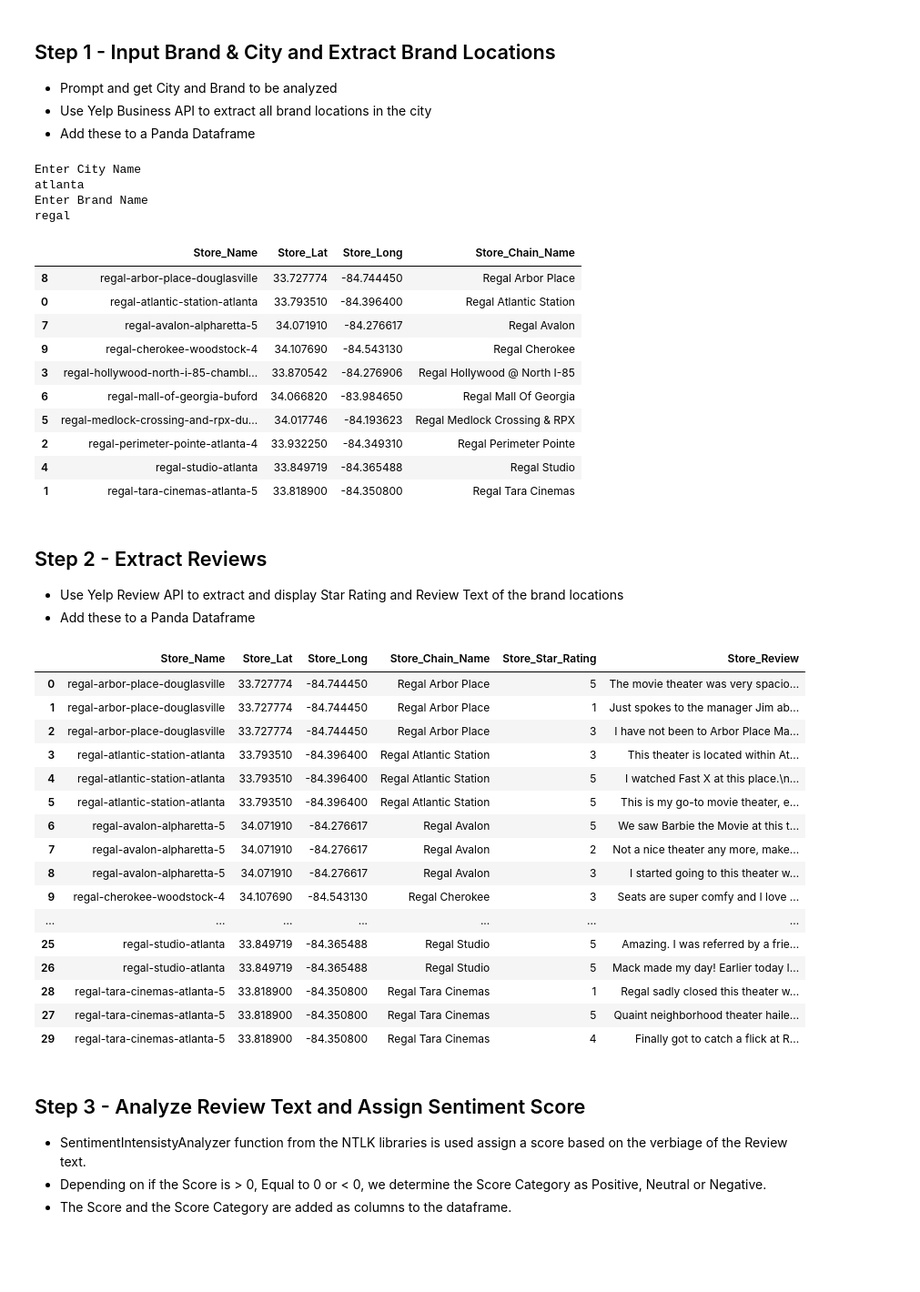
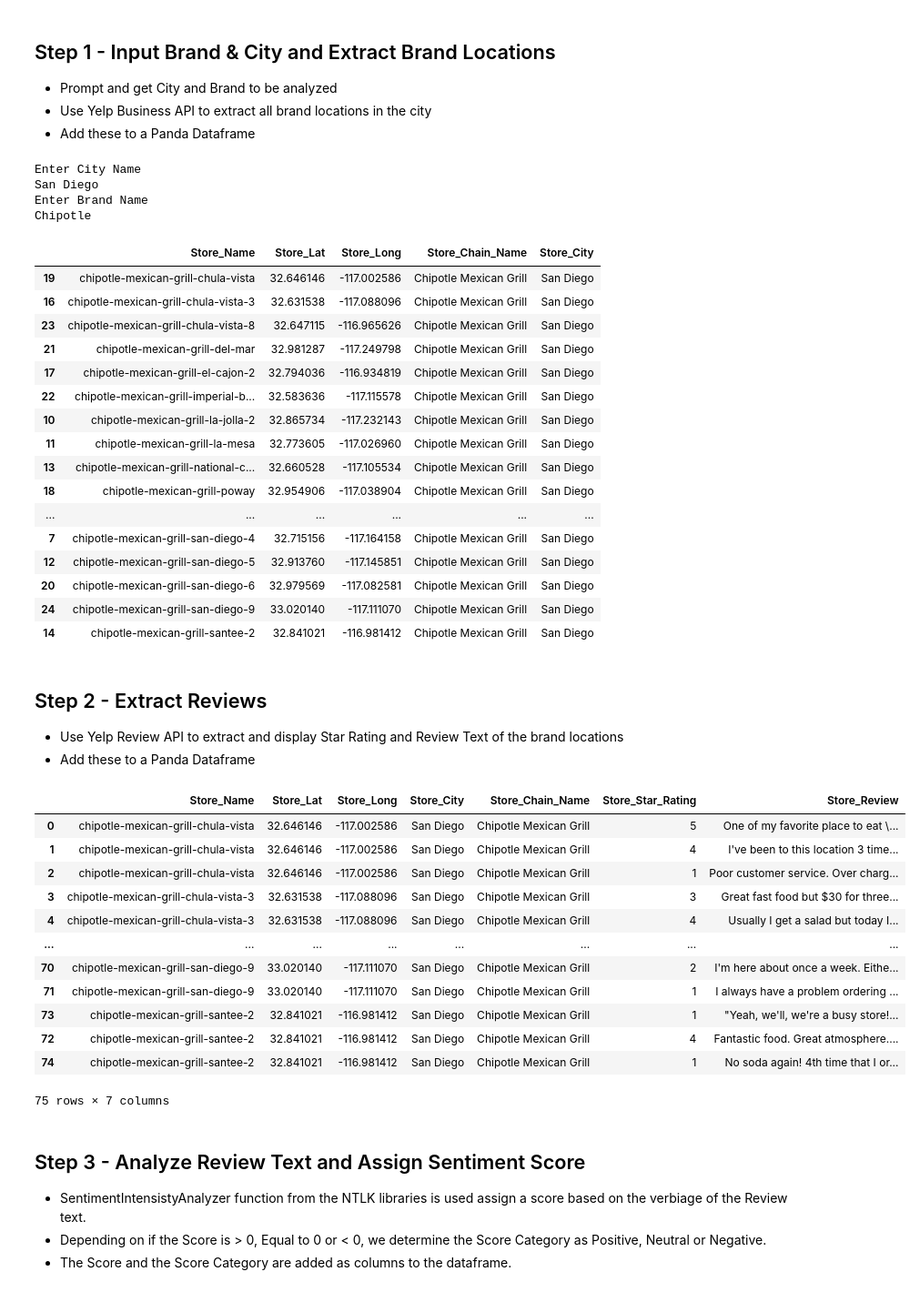
Before and after one commit to sgodkhindi/Sentiment-Analysis-Yelp, a Jupyter notebook: Sentiment_Analysis_Yelp_Reviews.ipynb, the cells around one changed output. Shown at 91% size. Cells and saved outputs as stored; diff of their text form; code cells hidden in the pictures; blank space fills up the shorter version.

```diff
--- a/Sentiment_Analysis_Yelp_Reviews.ipynb
+++ b/Sentiment_Analysis_Yelp_Reviews.ipynb
@@ -89,7 +108,8 @@ try:
                     Store_Chain_Name = response_json['businesses'][i]['name']
                     Store_Lat = response_json['businesses'][i]['coordinates']['latitude']
                     Store_Long = response_json['businesses'][i]['coordinates']['longitude']
-                    current_record = [Store_Name, Store_Lat, Store_Long, Store_Chain_Name]
+                    Store_City = city.title()
+                    current_record = [Store_Name, Store_Lat, Store_Long, Store_Chain_Name, Store_City]
                     stores.append(current_record)
 
                 i = i + 1
@@ -97,26 +117,32 @@ try:
 except IndexError:
         errors.append('Index Out of Range')
 
-storedf = pd.DataFrame(stores, columns=['Store_Name','Store_Lat', 'Store_Long','Store_Chain_Name'])
+storedf = pd.DataFrame(stores, columns=['Store_Name','Store_Lat', 'Store_Long','Store_Chain_Name', 'Store_City'])
 
 storedf = storedf.sort_values(by="Store_Name")
 storedf
 # %% [output]
 Enter City Name
-atlanta
+San Diego
 Enter Brand Name
-regal
+Chipotle
-|  | Store_Name | Store_Lat | Store_Long | Store_Chain_Name |
-| 8 | regal-arbor-place-douglasville | 33.727774 | -84.744450 | Regal Arbor Place |
-| 0 | regal-atlantic-station-atlanta | 33.793510 | -84.396400 | Regal Atlantic Station |
-| 7 | regal-avalon-alpharetta-5 | 34.071910 | -84.276617 | Regal Avalon |
-| 9 | regal-cherokee-woodstock-4 | 34.107690 | -84.543130 | Regal Cherokee |
-| 3 | regal-hollywood-north-i-85-chambl... | 33.870542 | -84.276906 | Regal Hollywood @ North I-85 |
-| 6 | regal-mall-of-georgia-buford | 34.066820 | -83.984650 | Regal Mall Of Georgia |
-| 5 | regal-medlock-crossing-and-rpx-du... | 34.017746 | -84.193623 | Regal Medlock Crossing & RPX |
-| 2 | regal-perimeter-pointe-atlanta-4 | 33.932250 | -84.349310 | Regal Perimeter Pointe |
-| 4 | regal-studio-atlanta | 33.849719 | -84.365488 | Regal Studio |
-| 1 | regal-tara-cinemas-atlanta-5 | 33.818900 | -84.350800 | Regal Tara Cinemas |
+|  | Store_Name | Store_Lat | Store_Long | Store_Chain_Name | Store_City |
+| 19 | chipotle-mexican-grill-chula-vista | 32.646146 | -117.002586 | Chipotle Mexican Grill | San Diego |
+| 16 | chipotle-mexican-grill-chula-vista-3 | 32.631538 | -117.088096 | Chipotle Mexican Grill | San Diego |
+| 23 | chipotle-mexican-grill-chula-vista-8 | 32.647115 | -116.965626 | Chipotle Mexican Grill | San Diego |
+| 21 | chipotle-mexican-grill-del-mar | 32.981287 | -117.249798 | Chipotle Mexican Grill | San Diego |
+| 17 | chipotle-mexican-grill-el-cajon-2 | 32.794036 | -116.934819 | Chipotle Mexican Grill | San Diego |
+| 22 | chipotle-mexican-grill-imperial-b... | 32.583636 | -117.115578 | Chipotle Mexican Grill | San Diego |
+| 10 | chipotle-mexican-grill-la-jolla-2 | 32.865734 | -117.232143 | Chipotle Mexican Grill | San Diego |
+| 11 | chipotle-mexican-grill-la-mesa | 32.773605 | -117.026960 | Chipotle Mexican Grill | San Diego |
+| 13 | chipotle-mexican-grill-national-c... | 32.660528 | -117.105534 | Chipotle Mexican Grill | San Diego |
+| 18 | chipotle-mexican-grill-poway | 32.954906 | -117.038904 | Chipotle Mexican Grill | San Diego |
+| ... | ... | ... | ... | ... | ... |
+| 7 | chipotle-mexican-grill-san-diego-4 | 32.715156 | -117.164158 | Chipotle Mexican Grill | San Diego |
+| 12 | chipotle-mexican-grill-san-diego-5 | 32.913760 | -117.145851 | Chipotle Mexican Grill | San Diego |
+| 20 | chipotle-mexican-grill-san-diego-6 | 32.979569 | -117.082581 | Chipotle Mexican Grill | San Diego |
+| 24 | chipotle-mexican-grill-san-diego-9 | 33.020140 | -117.111070 | Chipotle Mexican Grill | San Diego |
+| 14 | chipotle-mexican-grill-santee-2 | 32.841021 | -116.981412 | Chipotle Mexican Grill | San Diego |
 # %% [markdown]
 ## Step 2 - Extract Reviews
 - Use Yelp Review API to extract and display Star Rating and Review Text of the brand locations
@@ -130,6 +156,7 @@ for row in storedf.itertuples():
     store_lat = row.Store_Lat
     store_long = row.Store_Long
     store_chain_name = row.Store_Chain_Name
+    store_city = row.Store_City
 
     url = "https://api.yelp.com/v3/businesses/"
 
@@ -140,54 +167,51 @@ for row in storedf.itertuples():
         "Authorization": auth_str
     }
 
 
     response = requests.get(query_url, headers=headers)
 
     response_json = response.json()
 
-#     pprint(response_json["reviews"])
+
     try:
                 i = 0
                 for r in response_json['reviews']:
                     if len(response_json['reviews'][i]['text']) > 0:
                         Store_Name = store_name
                         Store_Lat = store_lat
                         Store_Long = store_long
                         Store_Chain_Name = store_chain_name
+                        Store_City = store_city
                         Store_Review = response_json['reviews'][i]['text']
                         Store_Star_Rating = response_json['reviews'][i]['rating']
-                        current_record = [Store_Name, Store_Lat, Store_Long, Store_Chain_Name,\
-                                              Store_Star_Rating, Store_Review]
+                        current_record = [Store_Name, Store_Lat, Store_Long, Store_City,\
+                                               Store_Chain_Name, Store_Star_Rating, Store_Review]
                         store_reviews.append(current_record)
 
                     i = i + 1
 
     except IndexError:
             errors.append('Index Out of Range')
 
-reviewdf = pd.DataFrame(store_reviews, columns=['Store_Name','Store_Lat', 'Store_Long',\
+reviewdf = pd.DataFrame(store_reviews, columns=['Store_Name','Store_Lat', 'Store_Long','Store_City',\
                                                     'Store_Chain_Name','Store_Star_Rating','Store_Review'])
 
 reviewdf = reviewdf.sort_values(by="Store_Name")
 reviewdf
 # %% [output]
-|  | Store_Name | Store_Lat | Store_Long | Store_Chain_Name | Store_Star_Rating | Store_Review |
-| 0 | regal-arbor-place-douglasville | 33.727774 | -84.744450 | Regal Arbor Place | 5 | The movie theater was very spacio... |
-| 1 | regal-arbor-place-douglasville | 33.727774 | -84.744450 | Regal Arbor Place | 1 | Just spokes to the manager Jim ab... |
-| 2 | regal-arbor-place-douglasville | 33.727774 | -84.744450 | Regal Arbor Place | 3 | I have not been to Arbor Place Ma... |
-| 3 | regal-atlantic-station-atlanta | 33.793510 | -84.396400 | Regal Atlantic Station | 3 | This theater is located within At... |
-| 4 | regal-atlantic-station-atlanta | 33.793510 | -84.396400 | Regal Atlantic Station | 5 | I watched Fast X at this place.\n... |
-| 5 | regal-atlantic-station-atlanta | 33.793510 | -84.396400 | Regal Atlantic Station | 5 | This is my go-to movie theater, e... |
-| 6 | regal-avalon-alpharetta-5 | 34.071910 | -84.276617 | Regal Avalon | 5 | We saw Barbie the Movie at this t... |
-| 7 | regal-avalon-alpharetta-5 | 34.071910 | -84.276617 | Regal Avalon | 2 | Not a nice theater any more, make... |
-| 8 | regal-avalon-alpharetta-5 | 34.071910 | -84.276617 | Regal Avalon | 3 | I started going to this theater w... |
-| 9 | regal-cherokee-woodstock-4 | 34.107690 | -84.543130 | Regal Cherokee | 3 | Seats are super comfy and I love ... |
-| ... | ... | ... | ... | ... | ... | ... |
-| 25 | regal-studio-atlanta | 33.849719 | -84.365488 | Regal Studio | 5 | Amazing. I was referred by a frie... |
-| 26 | regal-studio-atlanta | 33.849719 | -84.365488 | Regal Studio | 5 | Mack made my day! Earlier today I... |
-| 28 | regal-tara-cinemas-atlanta-5 | 33.818900 | -84.350800 | Regal Tara Cinemas | 1 | Regal sadly closed this theater w... |
-| 27 | regal-tara-cinemas-atlanta-5 | 33.818900 | -84.350800 | Regal Tara Cinemas | 5 | Quaint neighborhood theater haile... |
-| 29 | regal-tara-cinemas-atlanta-5 | 33.818900 | -84.350800 | Regal Tara Cinemas | 4 | Finally got to catch a flick at R... |
+|  | Store_Name | Store_Lat | Store_Long | Store_City | Store_Chain_Name | Store_Star_Rating | Store_Review |
+| 0 | chipotle-mexican-grill-chula-vista | 32.646146 | -117.002586 | San Diego | Chipotle Mexican Grill | 5 | One of my favorite place to eat \... |
+| 1 | chipotle-mexican-grill-chula-vista | 32.646146 | -117.002586 | San Diego | Chipotle Mexican Grill | 4 | I've been to this location 3 time... |
+| 2 | chipotle-mexican-grill-chula-vista | 32.646146 | -117.002586 | San Diego | Chipotle Mexican Grill | 1 | Poor customer service. Over charg... |
+| 3 | chipotle-mexican-grill-chula-vista-3 | 32.631538 | -117.088096 | San Diego | Chipotle Mexican Grill | 3 | Great fast food but $30 for three... |
+| 4 | chipotle-mexican-grill-chula-vista-3 | 32.631538 | -117.088096 | San Diego | Chipotle Mexican Grill | 4 | Usually I get a salad but today I... |
+| ... | ... | ... | ... | ... | ... | ... | ... |
+| 70 | chipotle-mexican-grill-san-diego-9 | 33.020140 | -117.111070 | San Diego | Chipotle Mexican Grill | 2 | I'm here about once a week. Eithe... |
+| 71 | chipotle-mexican-grill-san-diego-9 | 33.020140 | -117.111070 | San Diego | Chipotle Mexican Grill | 1 | I always have a problem ordering ... |
+| 73 | chipotle-mexican-grill-santee-2 | 32.841021 | -116.981412 | San Diego | Chipotle Mexican Grill | 1 | "Yeah, we'll, we're a busy store!... |
+| 72 | chipotle-mexican-grill-santee-2 | 32.841021 | -116.981412 | San Diego | Chipotle Mexican Grill | 4 | Fantastic food. Great atmosphere.... |
+| 74 | chipotle-mexican-grill-santee-2 | 32.841021 | -116.981412 | San Diego | Chipotle Mexican Grill | 1 | No soda again! 4th time that I or... |
+75 rows × 7 columns
 # %% [markdown]
 ## Step 3 - Analyze Review Text and Assign Sentiment Score
 - SentimentIntensistyAnalyzer function from the NTLK libraries is used assign a score based on the verbiage of the Review text.
```
Also changed, not shown: parts of 19 cells of this notebook.
